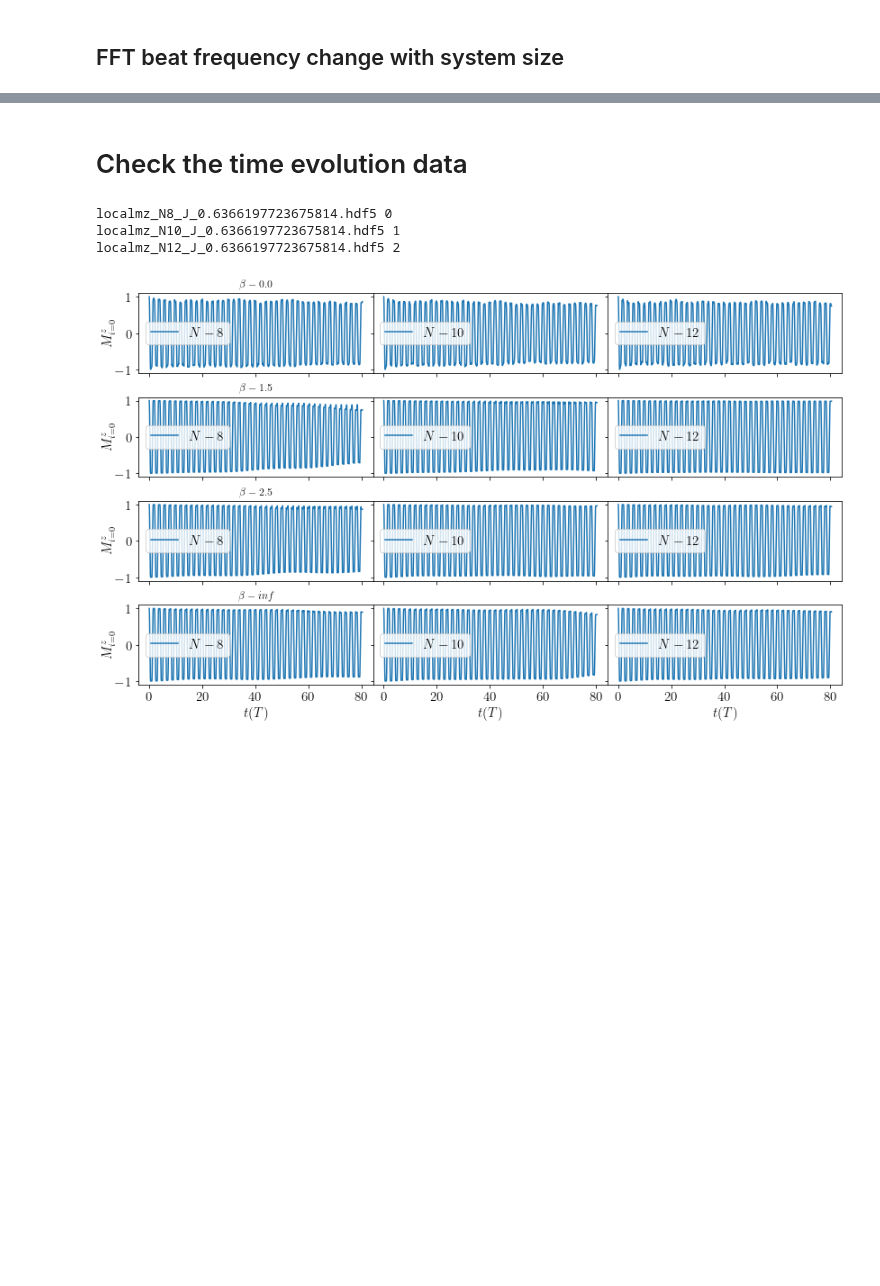
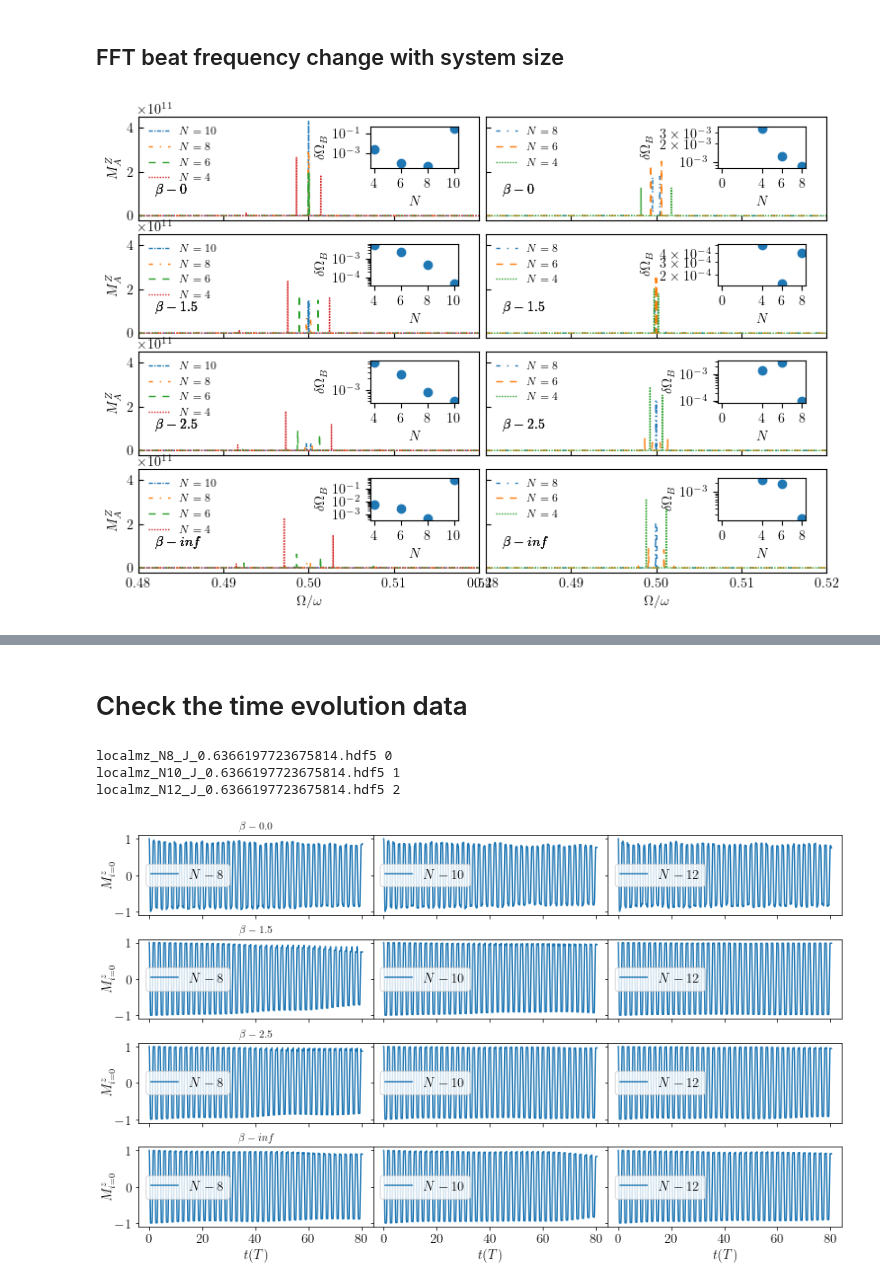
Before and after one commit to rahmahi/Chimera_Time_Crystal, a Jupyter notebook: codes/new_algo/regional_magnetization/fft_beats/fft_long_multipleN.ipynb, the cells around one changed output, grey strips where cells are left out. Cells and saved outputs as stored; diff of their text form; code cells hidden in the pictures; blank space fills up the shorter version.

```diff
--- a/codes/new_algo/regional_magnetization/fft_beats/fft_long_multipleN.ipynb
+++ b/codes/new_algo/regional_magnetization/fft_beats/fft_long_multipleN.ipynb
@@ -271,7 +235,7 @@ from scipy.signal import find_peaks
 from lmfit.models import LinearModel
 from tqdm import tqdm
 
-plt.rcParams.update({"figure.figsize": (7.5,8),"text.usetex": True,"font.family": "sans-serif",
+plt.rcParams.update({"figure.figsize": (9,6),"text.usetex": True,"font.family": "sans-serif",
     "font.size": 10,"font.sans-serif": ["Helvetica"]})
 linestyle_tuple = [
      ('dotted',                (0, (1, 1))),
@@ -281,10 +245,12 @@ linestyle_tuple = [
      ('densely dashdotdotted', (0, (3, 1, 1, 1, 1, 1)))]
 
 fig, axs = plt.subplots(4, 2, sharey=True, sharex=True)
-plt.subplots_adjust(wspace=0.02, hspace=0.0)
+plt.subplots_adjust(wspace=0.02, hspace=0.13)
 
 
-freq_threshold = 0.01
+
+
+freq_threshold = 0.1
 legendftsize = 8
 
 omega = 20.0
@@ -335,44 +301,34 @@ with open("mz_fft.txt", 'r') as fp:
                 b = 3
 
             if N == 4:
-                btfr[0][jj][b] = beat_freq
-                Ns[0][jj][b] = N
                 n = 0
             if N == 6:
-                btfr[1][jj][b] = beat_freq
-                Ns[1][jj][b] = N
                 n = 1
             if N == 8:
-                btfr[2][jj][b] = beat_freq
-                Ns[2][jj][b] = N
                 n = 2
             if N == 10:
-                btfr[3][jj][b] = beat_freq
-                Ns[3][jj][b] = N
                 n = 3
             '''
             if N == 12:
-                btfr[1][jj][b] = beat_freq
-                Ns[3][jj][b] = N
-                n = 3
+                n = 4
             '''
+
+            #-------  FFT   ----------------------------------------------------------------
 
 
             frequencies = T * np.fft.fftfreq(mz_data_a.size, d = times[-1]/len(times))
             fft_values = np.fft.fft(mz_data_a - np.average(mz_data_a))
 
             mask = frequencies > freq_threshold
-            y = np.abs(fft_values[mask])
+            y = np.abs(fft_values[mask])**2
             x = frequencies[mask]
 
-            #y = np.abs(fft_values)**2
-            #x = frequencies
+            line, = axs[b][jj].plot(x, y,linewidth=1,label = fr'$N={N}$', linestyle = linestyle_tuple[n][1])
+            #axs[b][jj].axvline(x=0.5, color = 'black',alpha = 0.1, linewidth=0.5)
 
-            line, = axs[b][jj].plot(x, y,linewidth=0.5,label = fr'$N={N}$', linestyle = linestyle_tuple[n][1])
-            axs[b][jj].axvline(x=0.5, color = 'black',alpha = 0.1, linewidth=0.7)
+             #-------  Find FFT Peaks and Beats frequencies   ----------------------------------------------------------------
 
-
-            peak_idx, peak_props = find_peaks(y, prominence = 1, distance = None)
+            peak_idx, peak_props = find_peaks(y, prominence = 5, distance = None)
             peak_pos = x[peak_idx]
 
             peaks_before = peak_pos[peak_pos < 0.5]
@@ -381,51 +337,67 @@ with open("mz_fft.txt", 'r') as fp:
             prominent_freq_before = peaks_before[most_prominent_idx]
 
             peaks_after = peak_pos[peak_pos > 0.5]
             after_proms = peak_props['prominences'][peak_pos > 0.5]
             most_prominent_idx = np.argmax(after_proms)
             prominent_freq_after = peaks_after[most_prominent_idx]
             beat_freq = np.abs(prominent_freq_after-prominent_freq_before)
-            #btfr[jj][b] = beat_freq
             betas[jj][b] = beta
-            #Ns[jj][b] = N
 
 
-
+            if N == 4:
+                btfr[0][jj][b] = beat_freq
+                Ns[0][jj][b] = N
+            if N == 6:
+                btfr[1][jj][b] = beat_freq
+                Ns[1][jj][b] = N
+            if N == 8:
+                btfr[2][jj][b] = beat_freq
+                Ns[2][jj][b] = N
+            if N == 10:
+                btfr[3][jj][b] = beat_freq
+                Ns[3][jj][b] = N
+            '''
+            if N == 12:
+                btfr[1][jj][b] = beat_freq
+                Ns[3][jj][b] = N
+            '''
             #print('N-',N, 'beta-',beta, 'jval-', Jvalue, 'jj',jj, 'b',b)
 
             axs[b][jj].tick_params(which='both', axis="x", direction="in")
             axs[b][jj].tick_params(which='both', axis="y", direction="in")
             axs[b][jj].set_xlim(0.485,.515)
+            #axs[b][jj].set_xlim(0,1)
             #axs[b][jj].set_ylim(bottom = 0.01)
             #axs[b][jj].set_yscale('log')
-            #axs[0][jj].legend(fontsize = legendftsize, frameon = False)
-            axs[b][jj].legend(fontsize = legendftsize, frameon = False)
-            axs[b][jj].text(0.485, 6e5, fr"$\beta-{beta}$", fontsize= 10)
+            axs[b][jj].legend(fontsize = legendftsize, frameon = False, loc =2)
+            axs[b][jj].text(0.482, 1e11, fr"$\beta-{beta}$", fontsize= 10)
             axs[b][0].set_ylabel(r"$M^Z_A$")
             axs[-1][jj].set_xlabel(r"$\Omega/\omega$")
             axs[-1][jj].set_xticks([0.48, 0.49,.5,.51,.52])
 
 
-'''
-for i in range(4):
-    beta = betas[i]
-    axs[-1].plot(Ns, btfr[i], label = fr"$\beta = {beta}$")
-    axs[-1].scatter(Ns, btfr[i])
 
-axs[-1].set_xticks([8,10,12])
-axs[-1].set_xlabel(r"$N$")
-axs[-1].set_ylabel("Beat freq")
-axs[-1].legend(frameon =False, loc = 6, fontsize = 12)
-
-'''
-axs[0][0].set_title(fr"$J={Jvalue1:2.2f}$", fontsize = legendftsize)
-axs[0][1].set_title(fr"$J={Jvalue2:2.2f}$", fontsize = legendftsize)
-#axs[-1][0].set_xlabel(r"$\Omega/\omega$")
+for jj in range(2):
+    for b in range(4):
+        left, bottom, width, height = [0.75, 0.8, 0.43, 0.9]
+        inset = inset_axes(axs[b][jj], width="60%", height="45%",loc = "upper right",\
+                              bbox_to_anchor=([left, bottom, width, height]),\
+                              bbox_transform=axs[b][jj].transAxes, borderpad=6)
+        nst = Ns.T
+        btfrt = btfr.T
+        inset.scatter(nst[b][jj], btfrt[b][jj])
+        inset.set_xlabel('$N$')
+        inset.set_ylabel('$\delta \Omega_B$')
+        inset.set_yscale('log')
+        inset.set_yscale('log')
+        inset.set_xticks(nst[b][jj])
 
 
 figname = 'regional_mag_FFT_strong.pdf'
 figname1 = 'regional_mag_FFT_strong.jpg'
-#plt.savefig(figname, bbox_inches='tight', pad_inches=0.0)
+plt.savefig(figname, bbox_inches='tight', pad_inches=0.0)
 #plt.savefig(figname1, bbox_inches='tight', pad_inches=0.0, dpi=300)
 
 plt.show()
+# %% [output]
+[figure, added]
```
Also changed, not shown: parts of 7 cells of this notebook.
